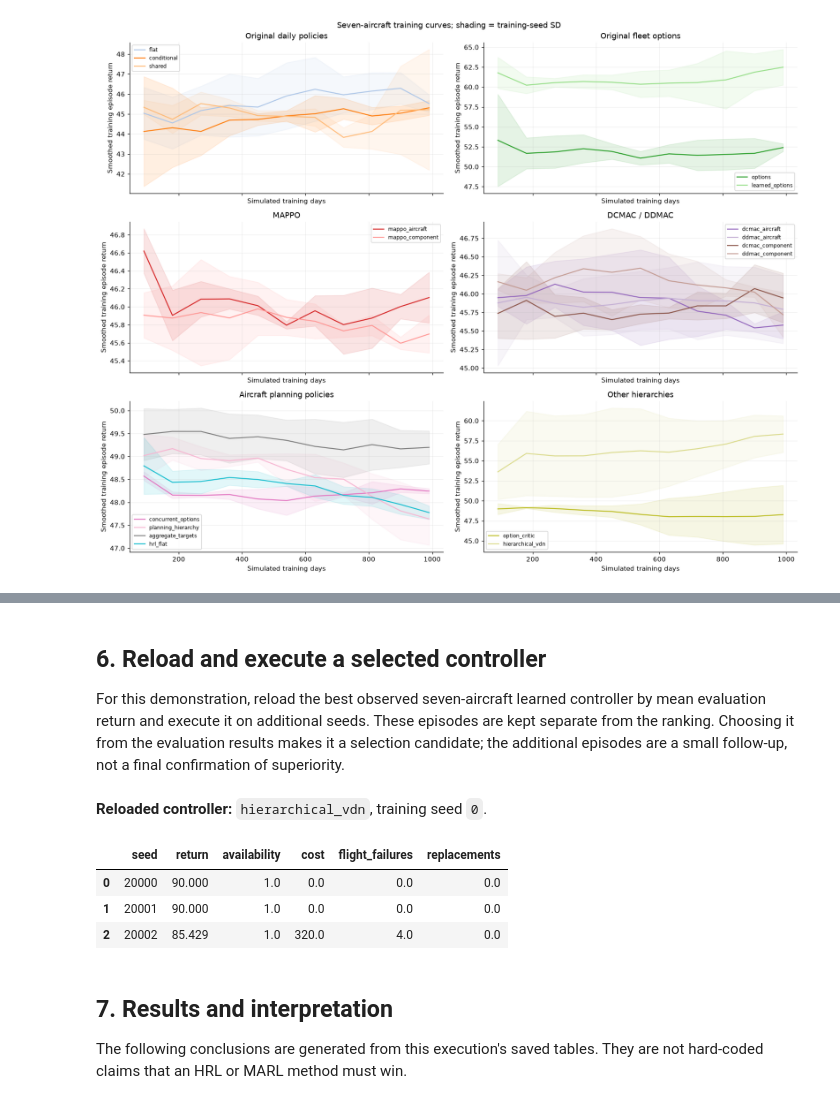
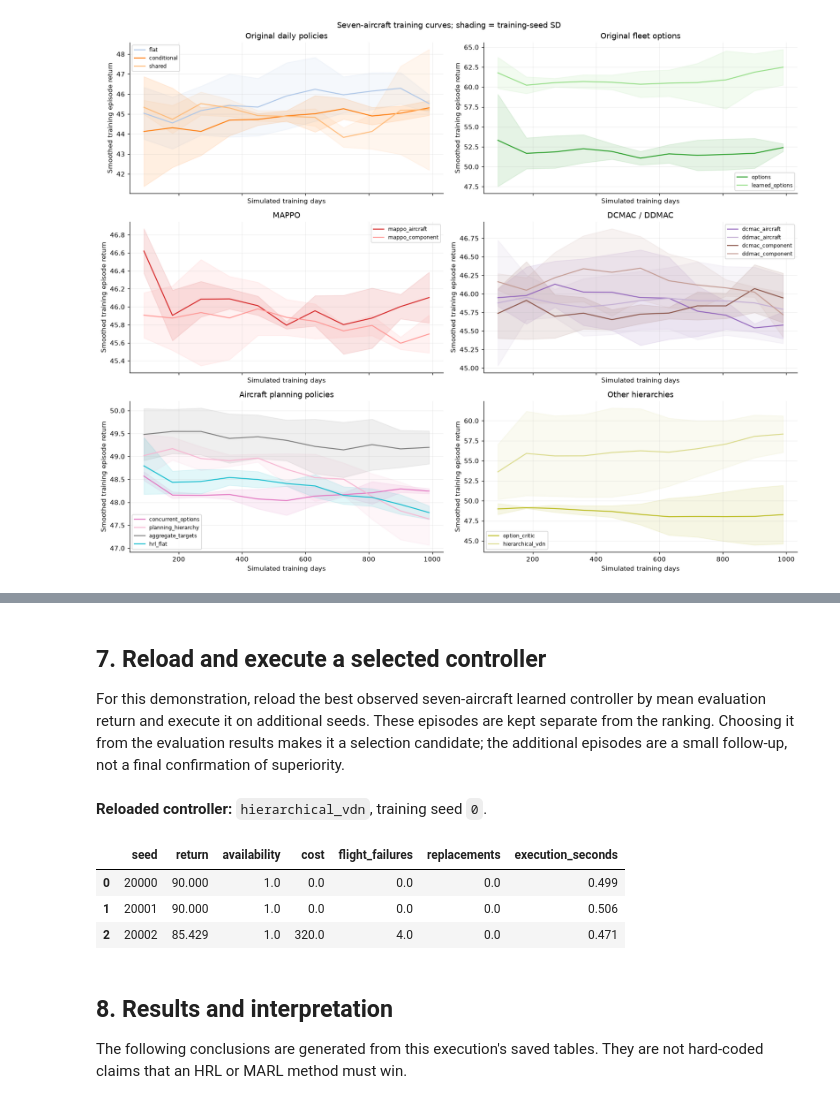
Before and after one commit to SoroushAsadian/HRL-Maintenance-Tutorial, a Jupyter notebook: Maintenance_Experiments_Presentation.ipynb, the cells around one changed output, grey strips where cells are left out. Cells and saved outputs as stored; diff of their text form; code cells hidden in the pictures.

Commit message:
Benchmark per-method training and execution time in presentation notebook

```diff
--- a/Maintenance_Experiments_Presentation.ipynb
+++ b/Maintenance_Experiments_Presentation.ipynb
@@ -258,6 +317,7 @@ its zero error bar does not mean zero environmental uncertainty.
 evaluation = pd.DataFrame(evaluation_rows)
 runs = pd.DataFrame(run_rows)
 curves = pd.DataFrame(curve_rows)
+execution_runs = pd.DataFrame(timing_rows)
 expected = sum((len(methods) * len(TRAIN_SEEDS) + 1) * len(EVAL_SEEDS)
                for methods in METHODS.values())
 assert len(evaluation) == expected
@@ -265,6 +325,8 @@ assert not evaluation.duplicated(['panel', 'method', 'training_seed', 'seed']).a
 assert np.isfinite(evaluation[['return', 'cost', 'availability', 'flight_failures']]).all().all()
 assert evaluation['availability'].between(0, 1).all()
 assert runs['reload_verified'].all()
+assert evaluation['execution_seconds'].gt(0).all()
+assert execution_runs.execution_episodes.eq(len(EVAL_SEEDS)).all()
 for panel, cfg in PANELS.items():
     mask = evaluation.panel.eq(panel)
     evaluation.loc[mask, 'cost_per_aircraft_day'] = evaluation.loc[mask, 'cost'] / (cfg.aircraft * cfg.horizon)
@@ -274,7 +336,7 @@ seed_means = evaluation.groupby(['panel', 'method', 'training_seed'])[metrics].m
 summary = seed_means.groupby(['panel', 'method'])[metrics].agg(['mean', 'std'])
 summary.columns = [f'{metric}_{stat}' for metric, stat in summary.columns]
 summary = summary.reset_index().fillna(0)
-timing = runs.groupby(['panel', 'method'])[['training_seconds', 'parameters']].mean().reset_index()
+timing = execution_runs.groupby(['panel', 'method'])[['training_seconds', 'parameters', 'execution_seconds_per_episode', 'execution_ms_per_simulated_day', 'execution_ms_per_aircraft_day']].mean().reset_index()
 summary = summary.merge(timing, on=['panel', 'method'], how='left')
 summary['family'] = summary.method.map({**FAMILY, 'threshold': 'Fixed rule'})
 summary['rank_by_return'] = summary.groupby('panel').return_mean.rank(method='min', ascending=False).astype(int)
@@ -286,7 +348,7 @@ evaluation.to_csv(RUN / 'data/evaluation.csv', index=False)
 def show_results(panel):
     table = summary[summary.panel.eq(panel)][['rank_by_return', 'method', 'family',
         'return_mean', 'return_std', 'availability_mean', 'cost_per_aircraft_day_mean',
-        'flight_failures_mean', 'training_seconds']].copy()
+        'flight_failures_mean', 'training_seconds', 'execution_seconds_per_episode']].copy()
     display(Markdown(f'### {panel}: ranked evaluation results'))
     display(table.round(3).reset_index(drop=True))
 
@@ -432,5 +620,5 @@ Only planning_hierarchy is closely matched in authority and decision timing; all
 # %% [markdown]
-## 6. Reload and execute a selected controller
+## 7. Reload and execute a selected controller
 
 For this demonstration, reload the best observed seven-aircraft learned controller
 by mean evaluation return and execute it on additional seeds. These episodes are
@@ -440,23 +628,24 @@ confirmation of superiority.
 # %%
 fleet_rank = summary[summary.panel.eq('fleet_7') & summary.method.ne('threshold')]
 selected_method = fleet_rank.sort_values('return_mean', ascending=False).iloc[0].method
 # Fix the training seed in advance rather than choosing the best individual checkpoint.
 selected_seed = TRAIN_SEEDS[0]
 checkpoint = RUN / 'checkpoints' / f'fleet_7__{selected_method}__seed{selected_seed}.pt'
 loaded_cfg, loaded_method, selected_model = core.load_checkpoint(checkpoint)
-demo = pd.DataFrame(core.evaluate(loaded_cfg, loaded_method, selected_model,
-                                  seeds=[20000, 20001, 20002]))
+demo_records, demo_timing = timed_evaluate(loaded_cfg, loaded_method, selected_model, seeds=[20000, 20001, 20002])
+demo = pd.DataFrame(demo_records)
+save_json(RUN / 'data/selected_controller_execution_timing.json', demo_timing)
 demo.to_csv(RUN / 'data/selected_controller_execution.csv', index=False)
 display(Markdown(f'**Reloaded controller:** `{selected_method}`, training seed `{selected_seed}`.'))
-display(demo[['seed', 'return', 'availability', 'cost', 'flight_failures', 'replacements']].round(3))
+display(demo[['seed', 'return', 'availability', 'cost', 'flight_failures', 'replacements', 'execution_seconds']].round(3))
 # %% [output]
 **Reloaded controller:** `hierarchical_vdn`, training seed `0`.
-|  | seed | return | availability | cost | flight_failures | replacements |
-| 0 | 20000 | 90.000 | 1.0 | 0.0 | 0.0 | 0.0 |
-| 1 | 20001 | 90.000 | 1.0 | 0.0 | 0.0 | 0.0 |
-| 2 | 20002 | 85.429 | 1.0 | 320.0 | 4.0 | 0.0 |
+|  | seed | return | availability | cost | flight_failures | replacements | execution_seconds |
+| 0 | 20000 | 90.000 | 1.0 | 0.0 | 0.0 | 0.0 | 0.499 |
+| 1 | 20001 | 90.000 | 1.0 | 0.0 | 0.0 | 0.0 | 0.506 |
+| 2 | 20002 | 85.429 | 1.0 | 320.0 | 4.0 | 0.0 | 0.471 |
 # %% [markdown]
-## 7. Results and interpretation
+## 8. Results and interpretation
 
 The following conclusions are generated from this execution's saved tables. They
 are not hard-coded claims that an HRL or MARL method must win.
```
Also changed, not shown: parts of 9 cells of this notebook, 31 other files.
